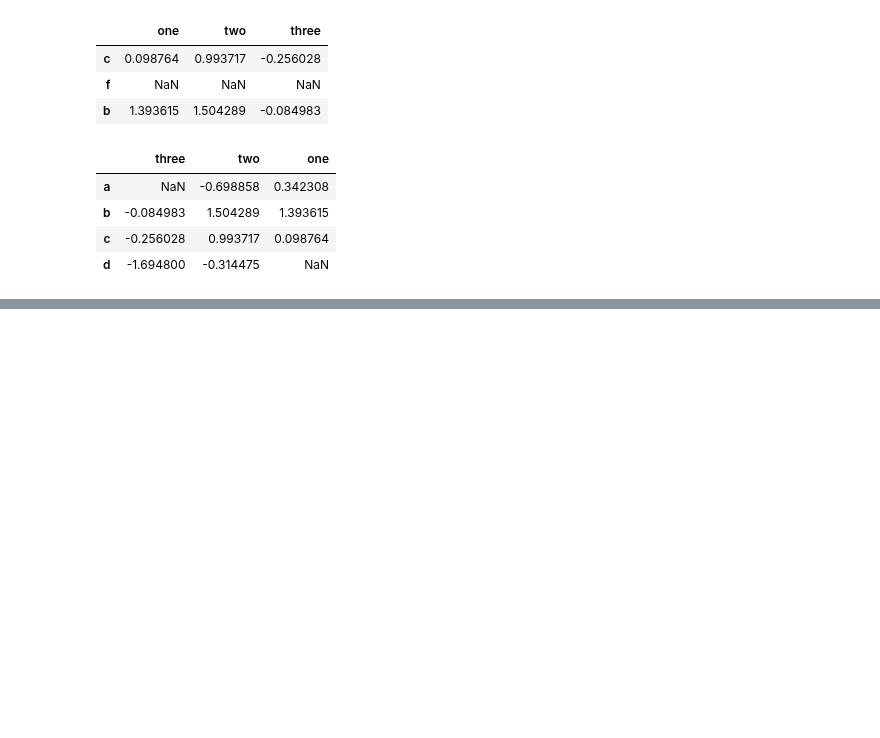
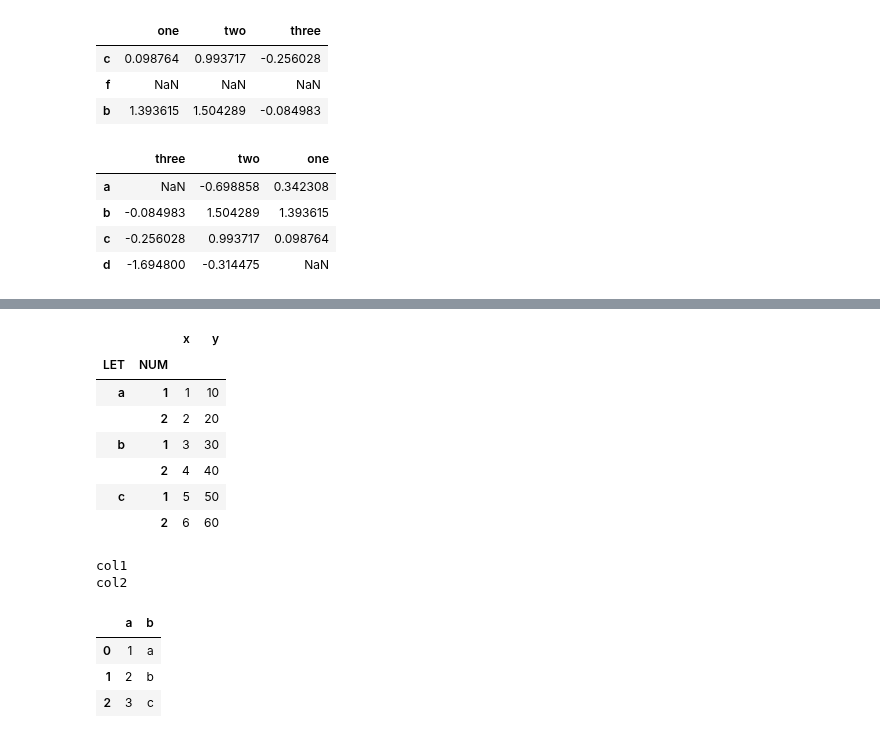
Before and after one commit to ilyak93/self-studying, a Jupyter notebook: DataEngineering/pandas/pandas_basic_functionality.ipynb, the cells around one changed output, grey strips where cells are left out. Drawn from its saved outputs; the diff is of its cells as text; code cells hidden in the pictures; blank space fills up the shorter version.

```diff
--- a/DataEngineering/pandas/pandas_basic_functionality.ipynb
+++ b/DataEngineering/pandas/pandas_basic_functionality.ipynb
@@ -1639,0 +2067,41 @@ df.reindex(["three", "two", "one"], axis="columns")
+# %%
+df.rename_axis(index=str.upper)
+# %% [output]
+|  |  | x | y |
+| LET | NUM |  |  |
+| a | 1 | 1 | 10 |
+|  | 2 | 2 | 20 |
+| b | 1 | 3 | 30 |
+|  | 2 | 4 | 40 |
+| c | 1 | 5 | 50 |
+|  | 2 | 6 | 60 |
+# %%
+df = pd.DataFrame(
+
+    {"col1": np.random.randn(3), "col2": np.random.randn(3)}, index=["a", "b", "c"]
+
+)
+
+
+
+for col in df:
+
+    print(col)
+# %% [output]
+col1
+col2
+# %%
+df = pd.DataFrame({"a": [1, 2, 3], "b": ["a", "b", "c"]})
+
+for index, row in df.iterrows():
+
+    row["a"] = 10
+
+
+
+df
+# %% [output]
+|  | a | b |
+| 0 | 1 | a |
+| 1 | 2 | b |
+| 2 | 3 | c |
```
Also changed, not shown: parts of 75 cells of this notebook.
